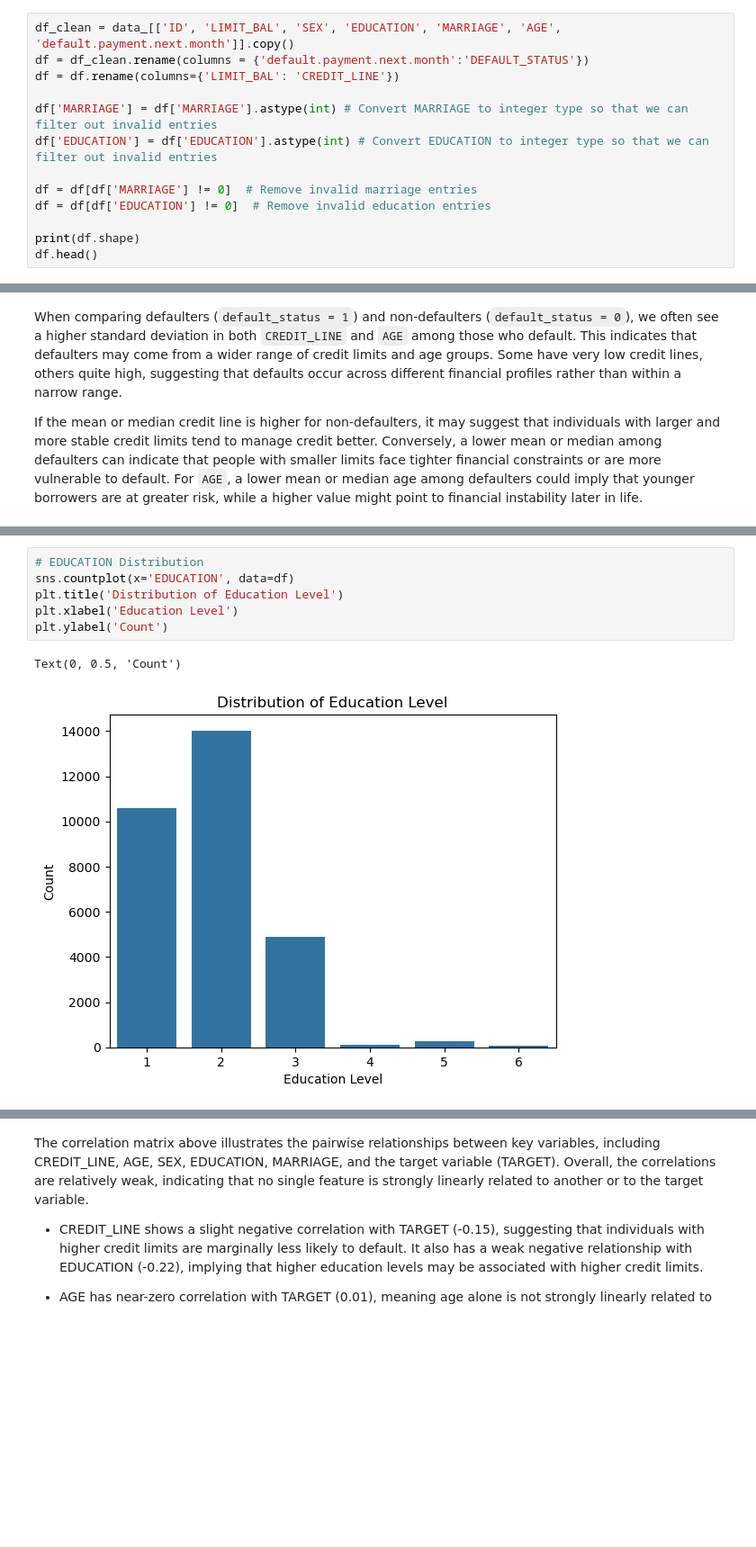
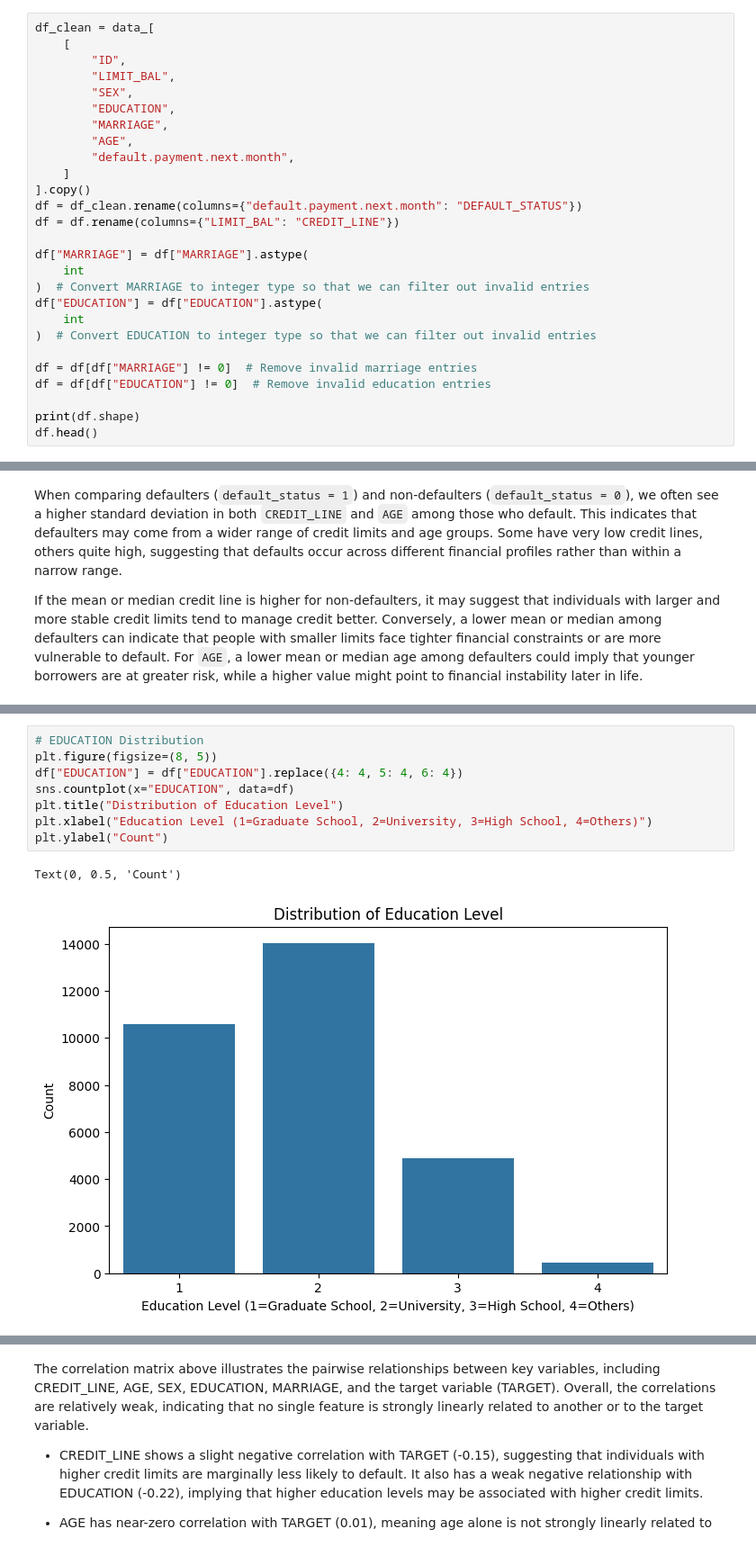
Before and after one commit to ammylin/MATH_789_final_project, a Jupyter notebook: 00_eda.ipynb, the cells around one changed output, grey strips where cells are left out. Shown at 90% size. Cells and saved outputs as stored; diff of their text form; blank space fills up the shorter version.

Commit message:
Updated EDA notebook with outlier analysis summaries and change the levels of education

```diff
--- a/00_eda.ipynb
+++ b/00_eda.ipynb
@@ -51,15 +52,29 @@ data_.head()
 | 4 | 5 | 50000.0 | 1 | 2 | 1 | 57 | -1 | 0 | -1 | 0 | ... |
 5 rows × 25 columns
 # %%
-df_clean = data_[['ID', 'LIMIT_BAL', 'SEX', 'EDUCATION', 'MARRIAGE', 'AGE', 'default.payment.next.month']].copy()
-df = df_clean.rename(columns = {'default.payment.next.month':'DEFAULT_STATUS'})
-df = df.rename(columns={'LIMIT_BAL': 'CREDIT_LINE'})
+df_clean = data_[
+    [
+        "ID",
+        "LIMIT_BAL",
+        "SEX",
+        "EDUCATION",
+        "MARRIAGE",
+        "AGE",
+        "default.payment.next.month",
+    ]
+].copy()
+df = df_clean.rename(columns={"default.payment.next.month": "DEFAULT_STATUS"})
+df = df.rename(columns={"LIMIT_BAL": "CREDIT_LINE"})
 
-df['MARRIAGE'] = df['MARRIAGE'].astype(int) # Convert MARRIAGE to integer type so that we can filter out invalid entries
-df['EDUCATION'] = df['EDUCATION'].astype(int) # Convert EDUCATION to integer type so that we can filter out invalid entries
+df["MARRIAGE"] = df["MARRIAGE"].astype(
+    int
+)  # Convert MARRIAGE to integer type so that we can filter out invalid entries
+df["EDUCATION"] = df["EDUCATION"].astype(
+    int
+)  # Convert EDUCATION to integer type so that we can filter out invalid entries
 
-df = df[df['MARRIAGE'] != 0]  # Remove invalid marriage entries
-df = df[df['EDUCATION'] != 0]  # Remove invalid education entries
+df = df[df["MARRIAGE"] != 0]  # Remove invalid marriage entries
+df = df[df["EDUCATION"] != 0]  # Remove invalid education entries
 
 print(df.shape)
 df.head()
@@ -225,11 +322,13 @@ plt.show()
 # %%
 # EDUCATION Distribution
-sns.countplot(x='EDUCATION', data=df)
-plt.title('Distribution of Education Level')
-plt.xlabel('Education Level')
-plt.ylabel('Count')
+plt.figure(figsize=(8, 5))
+df["EDUCATION"] = df["EDUCATION"].replace({4: 4, 5: 4, 6: 4})
+sns.countplot(x="EDUCATION", data=df)
+plt.title("Distribution of Education Level")
+plt.xlabel("Education Level (1=Graduate School, 2=University, 3=High School, 4=Others)")
+plt.ylabel("Count")
 # %% [output]
 Text(0, 0.5, 'Count')
-[figure, old version]
+[figure, new version]
 # %%
 # MARRIAGE Distribution
```
Also changed, not shown: parts of 17 cells of this notebook.
